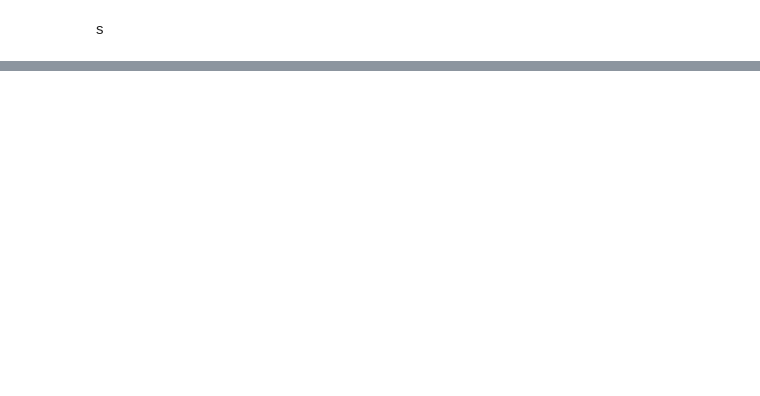
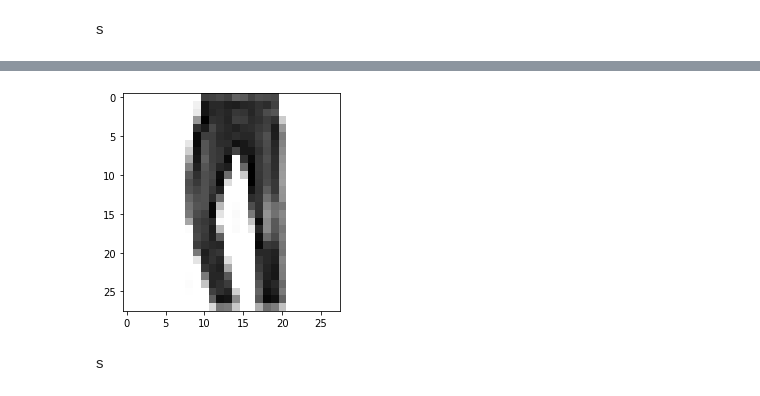
Before and after one commit to javierarteagapuell/deeplearning, a Jupyter notebook: PRACTICA_Fashion_MNIST.ipynb, the cells around one changed output, grey strips where cells are left out. Drawn from its saved outputs; the diff is of its cells as text; code cells hidden in the pictures; blank space fills up the shorter version.

```diff
--- a/PRACTICA_Fashion_MNIST.ipynb
+++ b/PRACTICA_Fashion_MNIST.ipynb
@@ -212,0 +263,12 @@ s
+# %%
+# Veamos el elemento 6 de test y pintémoslo con matplotlib
+from keras.datasets import fashion_mnist
+(train_data, train_labels), (test_data, test_labels) = fashion_mnist.load_data()
+import matplotlib.pyplot as plt
+digit = test_data[5]
+plt.imshow(digit, cmap=plt.cm.binary)
+plt.show()
+# %% [output]
+[figure, added]
+# %% [markdown]
+s
```
Also changed, not shown: parts of 26 cells of this notebook.
